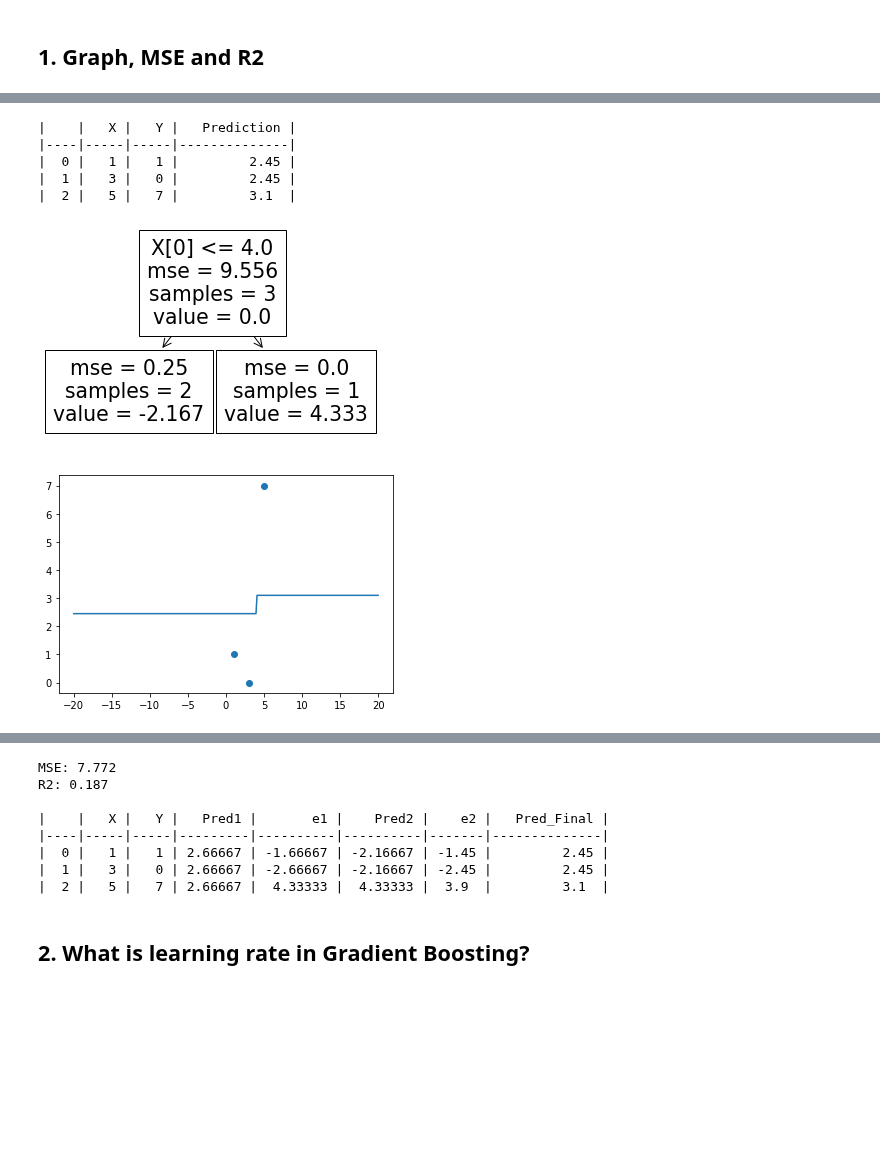
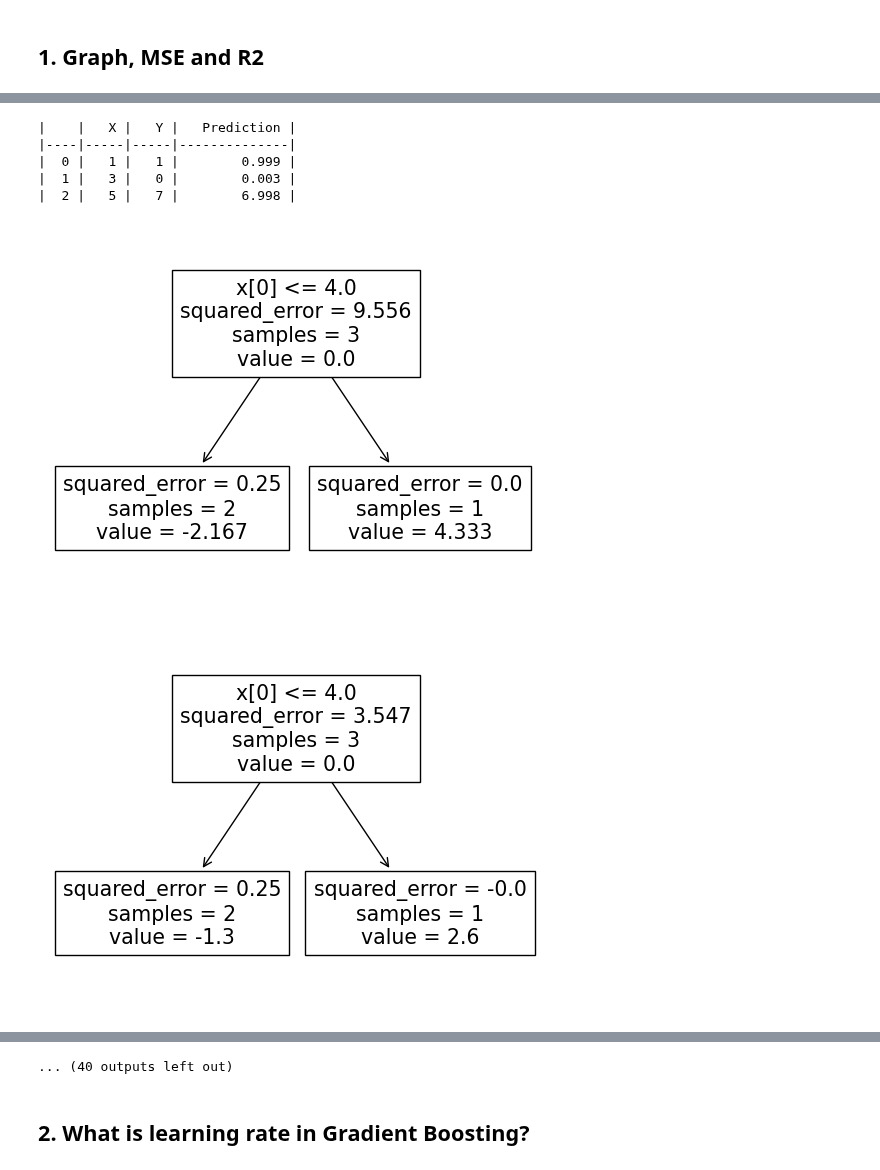
Before and after one commit to bryantstats/math460, a Jupyter notebook: python/gbp_fa21.ipynb, the cells around one changed output, grey strips where cells are left out. Saved outputs shown, nothing was run; the diff lists cells and outputs as text; code cells hidden in the pictures; blank space fills up the shorter version.

```diff
--- a/python/gbp_fa21.ipynb
+++ b/python/gbp_fa21.ipynb
@@ -173,13 +174,13 @@ R2: 0.0
 # %%
 X = np.array([1,3,5])
 Y = np.array([1,0,7])
 
-gbp(X, Y, rounds=2, L=.1, show_trees=True, show_results=True)
+gbp(X, Y, rounds=50, L=.4, show_trees=True, show_results=True)
 # %% [output]
 |    |   X |   Y |   Prediction |
 |----|-----|-----|--------------|
-|  0 |   1 |   1 |         2.45 |
-|  1 |   3 |   0 |         2.45 |
-|  2 |   5 |   7 |         3.1  |
+|  0 |   1 |   1 |        0.999 |
+|  1 |   3 |   0 |        0.003 |
+|  2 |   5 |   7 |        6.998 |
-[figure, old version]
+[figure, new version]
-[figure, old version]
+[figure, new version]
@@ -186,11 +196,4 @@ gbp(X, Y, rounds=2, L=.1, show_trees=True, show_results=True)
-MSE: 7.772
-R2: 0.187
-
-|    |   X |   Y |   Pred1 |       e1 |    Pred2 |    e2 |   Pred_Final |
-|----|-----|-----|---------|----------|----------|-------|--------------|
-|  0 |   1 |   1 | 2.66667 | -1.66667 | -2.16667 | -1.45 |         2.45 |
-|  1 |   3 |   0 | 2.66667 | -2.66667 | -2.16667 | -2.45 |         2.45 |
-|  2 |   5 |   7 | 2.66667 |  4.33333 |  4.33333 |  3.9  |         3.1  |
+... (40 outputs left out)
 # %% [markdown]
 ## 2. What is learning rate in Gradient Boosting?
 # %%
```
Also changed, not shown: parts of 12 cells of this notebook, 18 other files.
